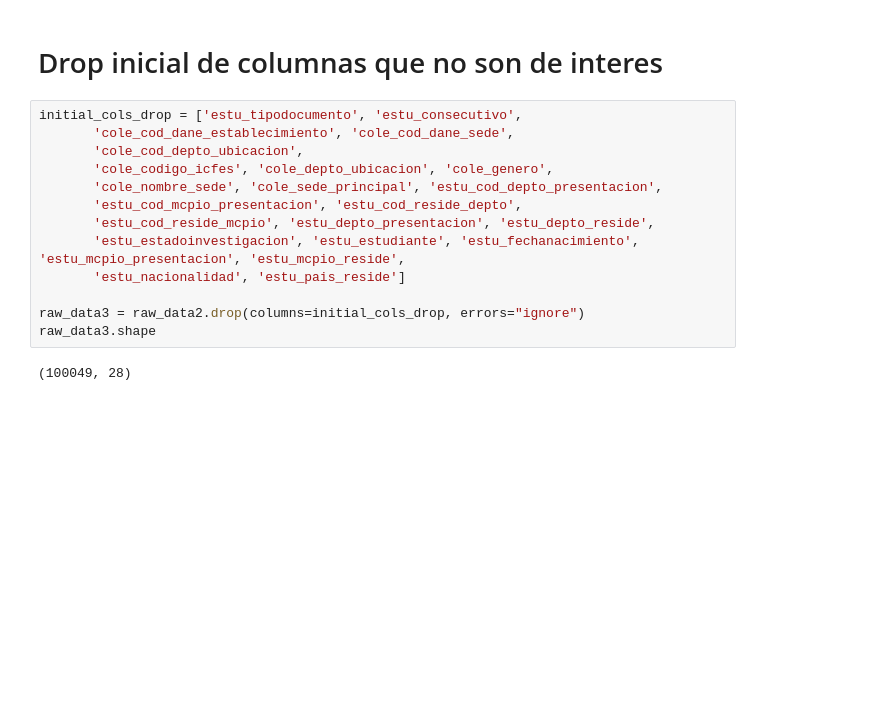
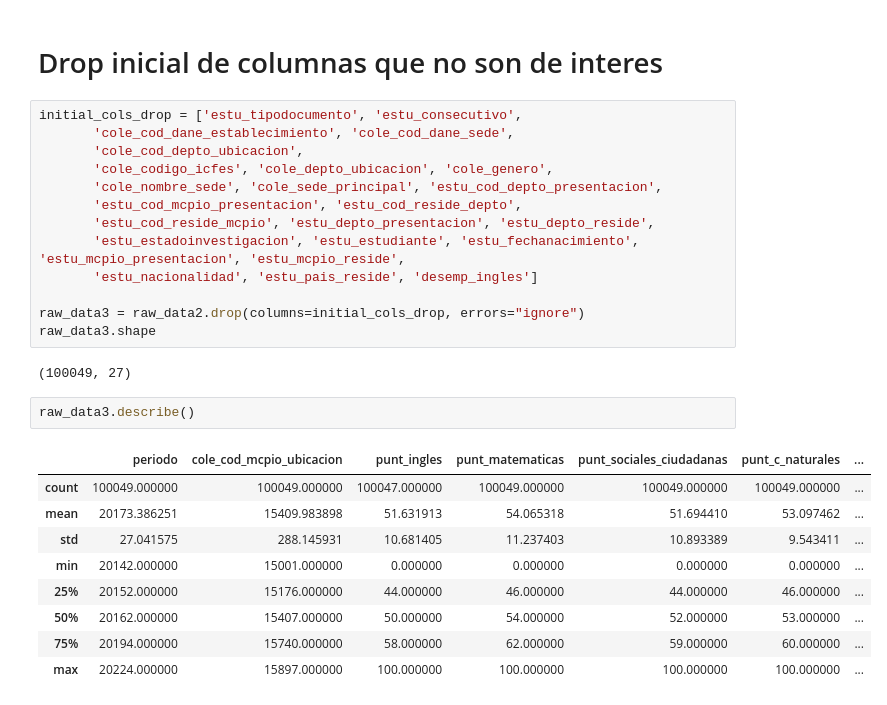
Before and after one commit to Joulessss/Proyecto1_Analcomp, a Jupyter notebook: tarea2_limpieza/limpieza_eda.ipynb, the cells around one changed output. Cells and saved outputs as stored; diff of their text form; blank space fills up the shorter version.

```diff
--- a/tarea2_limpieza/limpieza_eda.ipynb
+++ b/tarea2_limpieza/limpieza_eda.ipynb
@@ -212,9 +212,21 @@ initial_cols_drop = ['estu_tipodocumento', 'estu_consecutivo',
        'estu_cod_mcpio_presentacion', 'estu_cod_reside_depto',
        'estu_cod_reside_mcpio', 'estu_depto_presentacion', 'estu_depto_reside',
        'estu_estadoinvestigacion', 'estu_estudiante', 'estu_fechanacimiento', 'estu_mcpio_presentacion', 'estu_mcpio_reside',
-       'estu_nacionalidad', 'estu_pais_reside']
+       'estu_nacionalidad', 'estu_pais_reside', 'desemp_ingles']
 
 raw_data3 = raw_data2.drop(columns=initial_cols_drop, errors="ignore")
 raw_data3.shape
 # %% [output]
-(100049, 28)
+(100049, 27)
+# %%
+raw_data3.describe()
+# %% [output]
+|  | periodo | cole_cod_mcpio_ubicacion | punt_ingles | punt_matematicas | punt_sociales_ciudadanas | punt_c_naturales | ... |
+| count | 100049.000000 | 100049.000000 | 100047.000000 | 100049.000000 | 100049.000000 | 100049.000000 | ... |
+| mean | 20173.386251 | 15409.983898 | 51.631913 | 54.065318 | 51.694410 | 53.097462 | ... |
+| std | 27.041575 | 288.145931 | 10.681405 | 11.237403 | 10.893389 | 9.543411 | ... |
+| min | 20142.000000 | 15001.000000 | 0.000000 | 0.000000 | 0.000000 | 0.000000 | ... |
+| 25% | 20152.000000 | 15176.000000 | 44.000000 | 46.000000 | 44.000000 | 46.000000 | ... |
+| 50% | 20162.000000 | 15407.000000 | 50.000000 | 54.000000 | 52.000000 | 53.000000 | ... |
+| 75% | 20194.000000 | 15740.000000 | 58.000000 | 62.000000 | 59.000000 | 60.000000 | ... |
+| max | 20224.000000 | 15897.000000 | 100.000000 | 100.000000 | 100.000000 | 100.000000 | ... |
```
Also changed, not shown: parts of 6 cells of this notebook.
